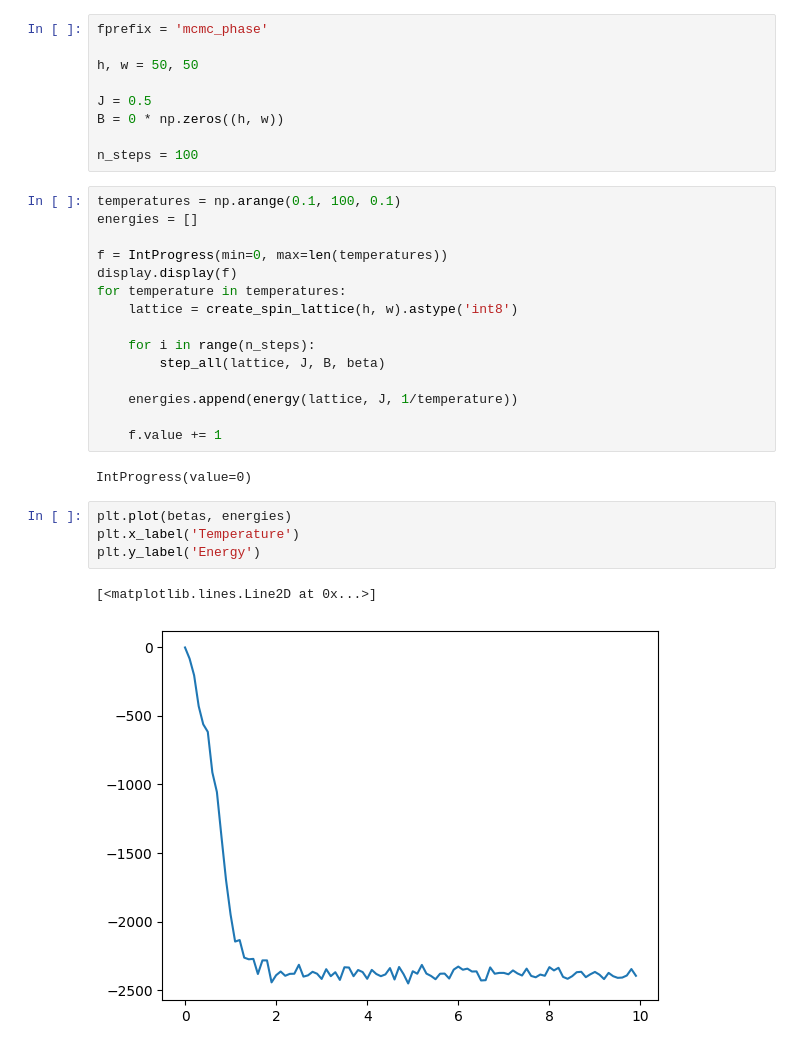
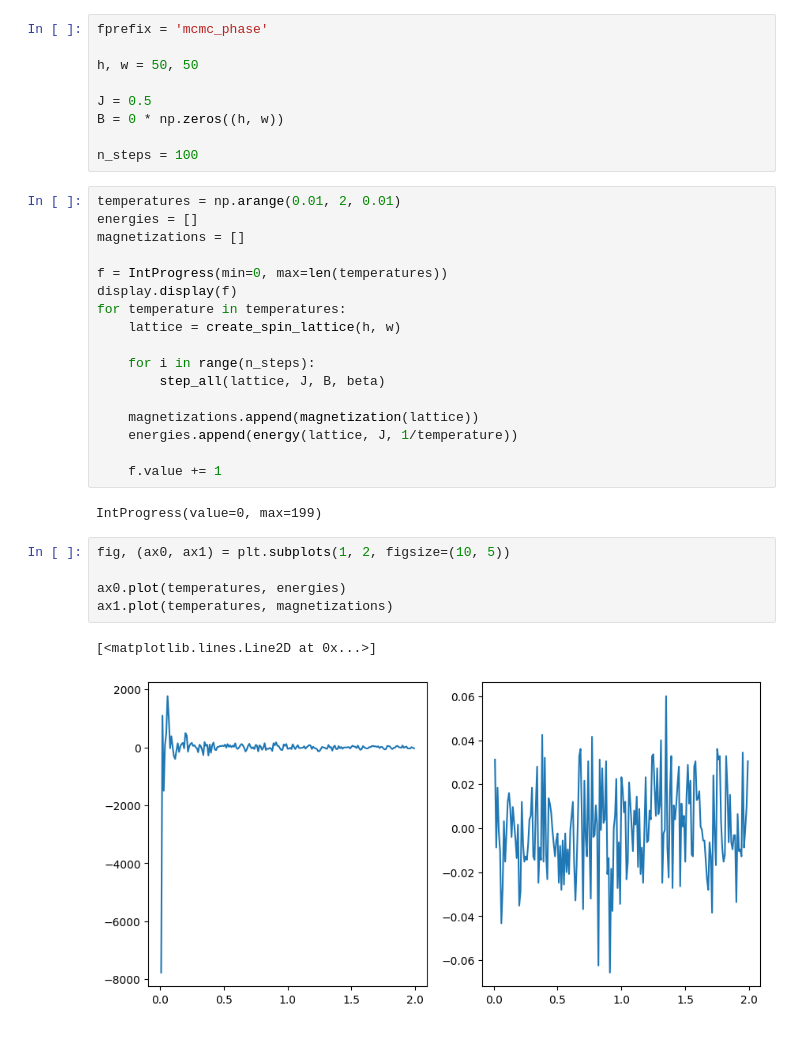
Before and after one commit to jshe2304/ttic31180, a Jupyter notebook: project/phase.ipynb, the cells around one changed output. Drawn from its saved outputs; the diff is of its cells as text.

```diff
--- a/project/phase.ipynb
+++ b/project/phase.ipynb
@@ -25,26 +25,29 @@ B = 0 * np.zeros((h, w))
 
 n_steps = 100
 # %%
-temperatures = np.arange(0.1, 100, 0.1)
+temperatures = np.arange(0.01, 2, 0.01)
 energies = []
+magnetizations = []
 
 f = IntProgress(min=0, max=len(temperatures))
 display.display(f)
 for temperature in temperatures:
-    lattice = create_spin_lattice(h, w).astype('int8')
+    lattice = create_spin_lattice(h, w)
 
     for i in range(n_steps):
         step_all(lattice, J, B, beta)
 
+    magnetizations.append(magnetization(lattice))
     energies.append(energy(lattice, J, 1/temperature))
 
     f.value += 1
 # %% [output]
-IntProgress(value=0)
+IntProgress(value=0, max=199)
 # %%
-plt.plot(betas, energies)
-plt.x_label('Temperature')
-plt.y_label('Energy')
+fig, (ax0, ax1) = plt.subplots(1, 2, figsize=(10, 5))
+
+ax0.plot(temperatures, energies)
+ax1.plot(temperatures, magnetizations)
 # %% [output]
 [<matplotlib.lines.Line2D at 0x...>]
-[figure, old version]
+[figure, new version]
```
Also changed, not shown: parts of 1 cell of this notebook, 21 other files.
